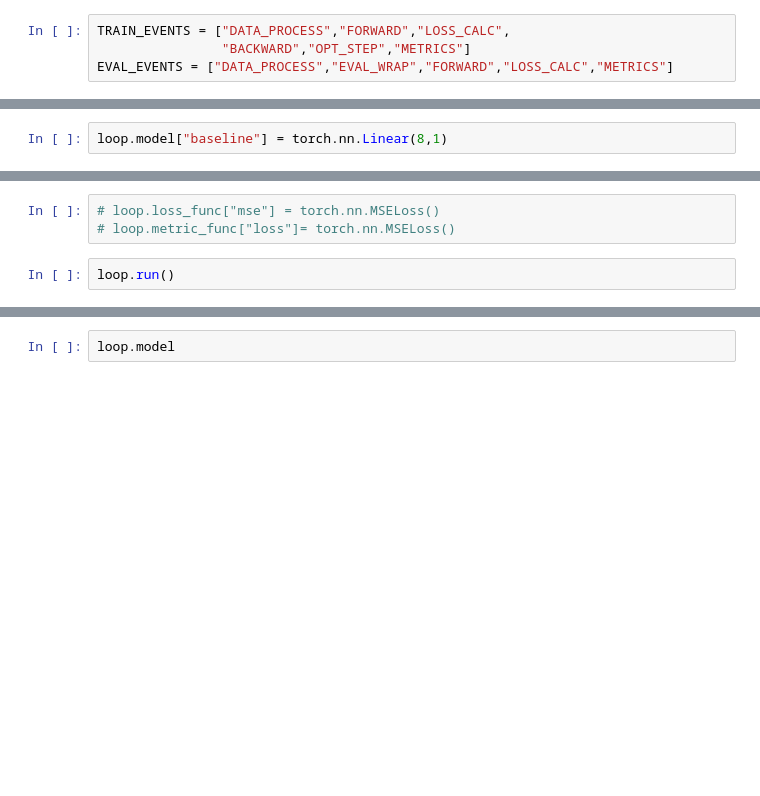
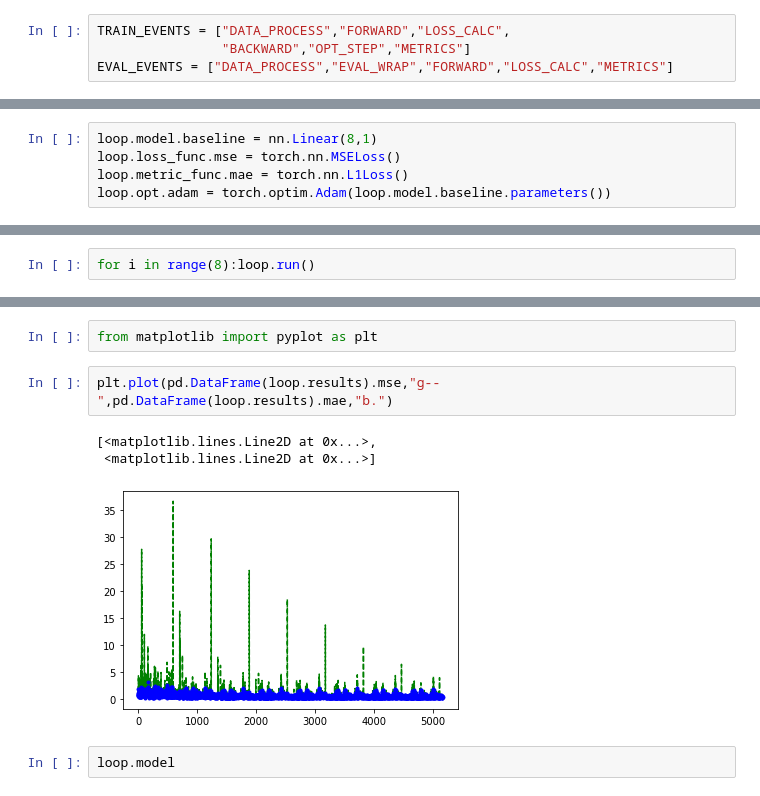
Before and after one commit to raynardj/forgebox, a Jupyter notebook: nbs/15_loopstack.ipynb, the cells around one changed output, grey strips where cells are left out. Drawn from its saved outputs; the diff is of its cells as text; blank space fills up the shorter version.

```diff
--- a/nbs/15_loopstack.ipynb
+++ b/nbs/15_loopstack.ipynb
@@ -236,2 +230,0 @@ from torch import nn
-# %%
-loop.model["baseline"] = torch.nn.Linear(8,1)
@@ -238,5 +233,5 @@ loop.model["baseline"] = torch.nn.Linear(8,1)
 # %%
-# loop.loss_func["mse"] = torch.nn.MSELoss()
-# loop.metric_func["loss"]= torch.nn.MSELoss()
+loop.model.baseline = nn.Linear(8,1)
+loop.loss_func.mse = torch.nn.MSELoss()
+loop.metric_func.mae = torch.nn.L1Loss()
+loop.opt.adam = torch.optim.Adam(loop.model.baseline.parameters())
-# %%
-loop.run()
@@ -245,0 +238,2 @@ AttributeError: 'list' object has no attribute 'backward'
+# %%
+for i in range(8):loop.run()
@@ -246,3 +257,11 @@ AttributeError: 'list' object has no attribute 'backward'
+# %%
+from matplotlib import pyplot as plt
+# %%
+plt.plot(pd.DataFrame(loop.results).mse,"g--",pd.DataFrame(loop.results).mae,"b.")
+# %% [output]
+[<matplotlib.lines.Line2D at 0x...>,
+ <matplotlib.lines.Line2D at 0x...>]
+[figure, added]
 # %%
 loop.model
 # %% [output]
```
Also changed, not shown: parts of 17 cells of this notebook, 6 other files.
